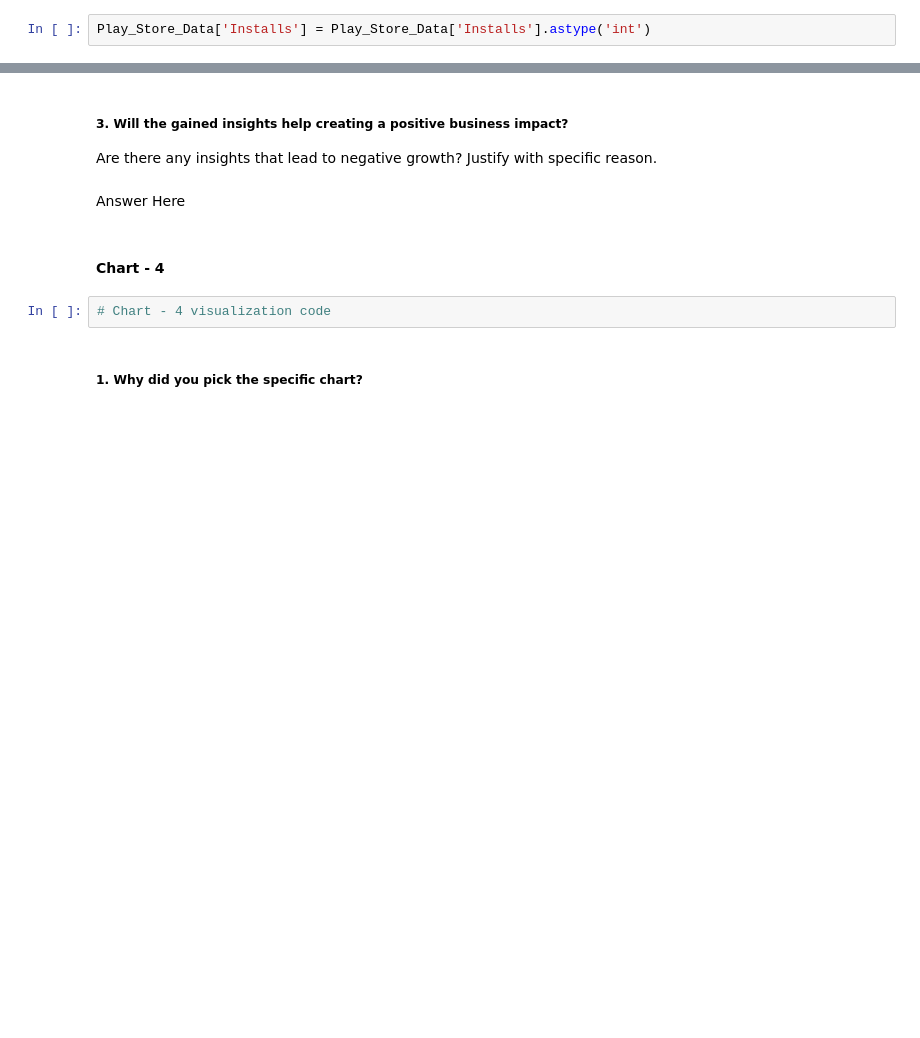
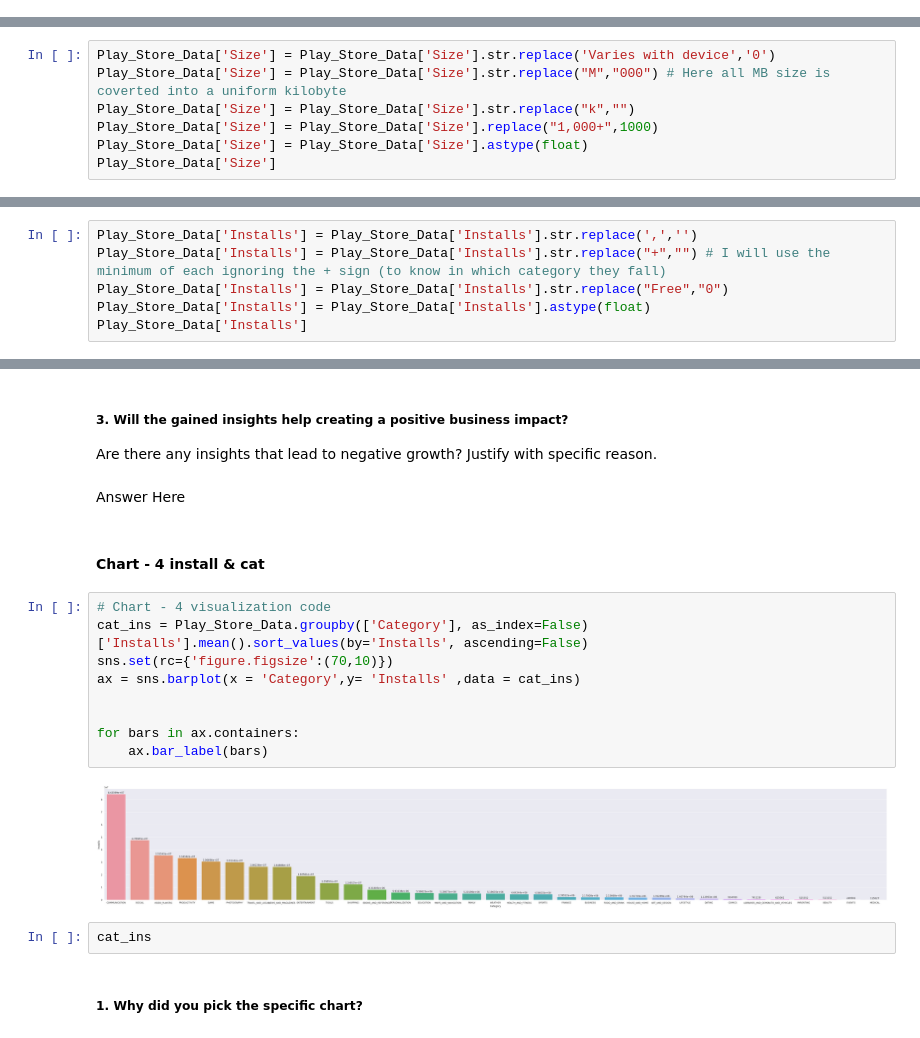
Before and after one commit to kanishkagargg/Playstore-Project, a Jupyter notebook: Copy_of_Sample_EDA_Submission_Template.ipynb, the cells around one changed output, grey strips where cells are left out. Drawn from its saved outputs; the diff is of its cells as text; blank space fills up the shorter version.

```diff
--- a/Copy_of_Sample_EDA_Submission_Template.ipynb
+++ b/Copy_of_Sample_EDA_Submission_Template.ipynb
@@ -375,2 +427,0 @@ ValueError: ignored
-# %%
-Play_Store_Data['Installs'] = Play_Store_Data['Installs'].astype('int')
@@ -386,0 +448,7 @@ User_Reviews['Sentiment_Subjectivity'] = User_Reviews['Sentiment_Subjectivity'].
+# %%
+Play_Store_Data['Size'] = Play_Store_Data['Size'].str.replace('Varies with device','0')
+Play_Store_Data['Size'] = Play_Store_Data['Size'].str.replace("M","000") # Here all MB size is coverted into a uniform kilobyte
+Play_Store_Data['Size'] = Play_Store_Data['Size'].str.replace("k","")
+Play_Store_Data['Size'] = Play_Store_Data['Size'].replace("1,000+",1000)
+Play_Store_Data['Size'] = Play_Store_Data['Size'].astype(float)
+Play_Store_Data['Size']
@@ -386,0 +475,6 @@ User_Reviews['Sentiment_Subjectivity'] = User_Reviews['Sentiment_Subjectivity'].
+# %%
+Play_Store_Data['Installs'] = Play_Store_Data['Installs'].str.replace(',','')
+Play_Store_Data['Installs'] = Play_Store_Data['Installs'].str.replace("+","") # I will use the minimum of each ignoring the + sign (to know in which category they fall)
+Play_Store_Data['Installs'] = Play_Store_Data['Installs'].str.replace("Free","0")
+Play_Store_Data['Installs'] = Play_Store_Data['Installs'].astype(float)
+Play_Store_Data['Installs']
@@ -461,9 +572,20 @@ Are there any insights that lead to negative growth? Justify with specific reaso
 # %% [markdown]
 Answer Here
 # %% [markdown]
-#### Chart - 4
+#### Chart - 4 install & cat
-# %%
-# Chart - 4 visualization code
+# %%
+# Chart - 4 visualization code
+cat_ins = Play_Store_Data.groupby(['Category'], as_index=False)['Installs'].mean().sort_values(by='Installs', ascending=False)
+sns.set(rc={'figure.figsize':(70,10)})
+ax = sns.barplot(x = 'Category',y= 'Installs' ,data = cat_ins)
+
+
+for bars in ax.containers:
+    ax.bar_label(bars)
+# %% [output]
+[figure, added]
+# %%
+cat_ins
 # %% [markdown]
 ##### 1. Why did you pick the specific chart?
 # %% [markdown]
```
Also changed, not shown: parts of 50 cells of this notebook.
